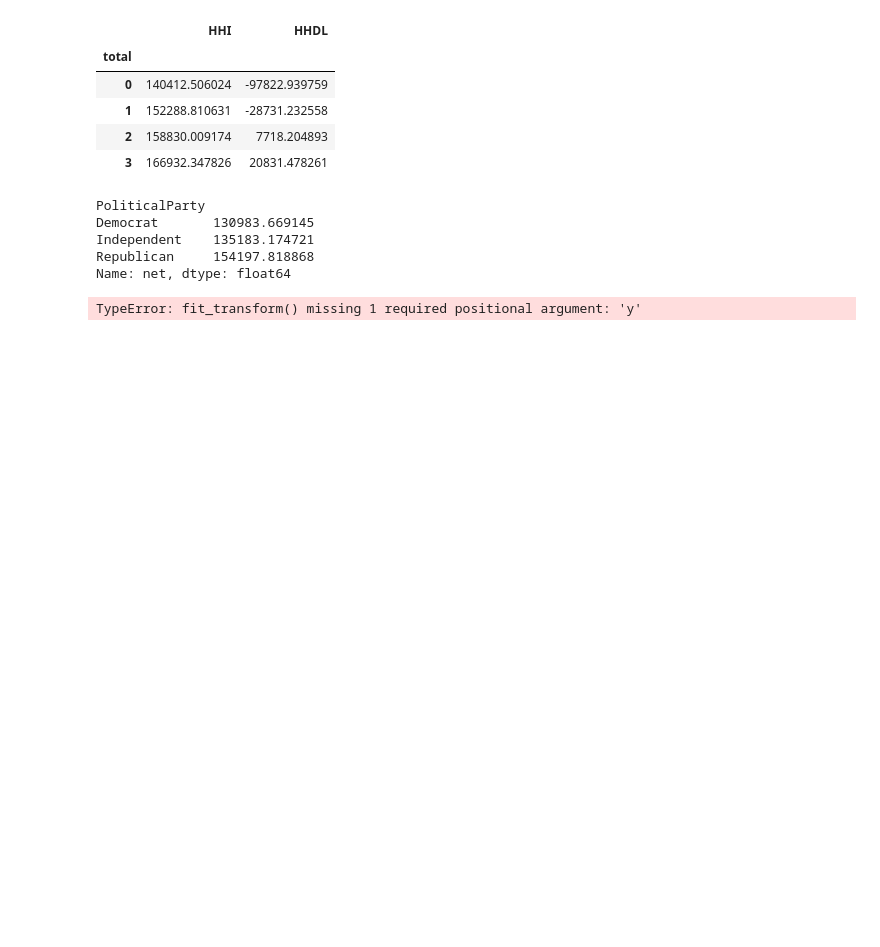
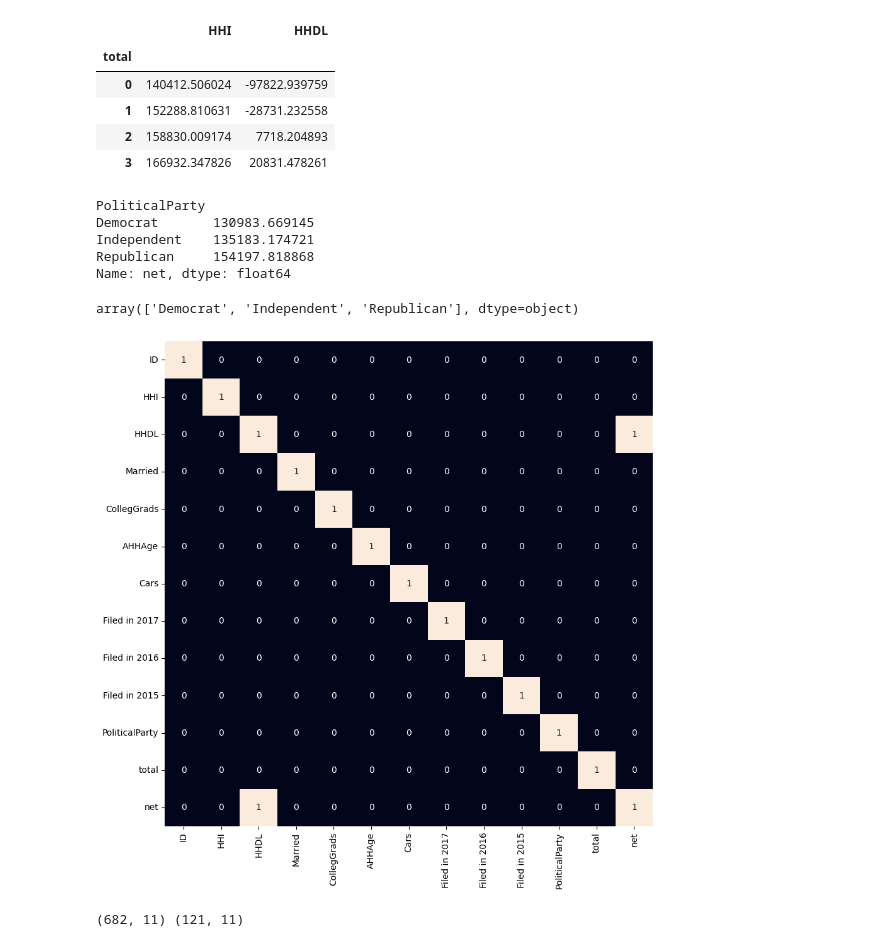
Before and after one commit to kundank191/Hacktoberfest22, a Jupyter notebook: Overall ML/ML.ipynb, the cells around one changed output. Cells and saved outputs as stored; diff of their text form; code cells hidden in the pictures; blank space fills up the shorter version.

```diff
--- a/Overall ML/ML.ipynb
+++ b/Overall ML/ML.ipynb
@@ -129,9 +129,30 @@ Independent    135183.174721
 Republican     154197.818868
 Name: net, dtype: float64
 # %%
-le = LabelEncoder
+le = LabelEncoder()
 df['PoliticalParty'] = le.fit_transform(df['PoliticalParty'])
 labels = le.classes_
 labels
 # %% [output]
-TypeError: fit_transform() missing 1 required positional argument: 'y'
+array(['Democrat', 'Independent', 'Republican'], dtype=object)
+# %%
+plt.figure(figsize=(10,10))
+sb.heatmap(df.corr() > 0.75, annot=True, cbar=False)
+plt.show()
+# %% [output]
+[figure, added]
+# %%
+features = df.drop(['ID', 'PoliticalParty'], axis=1)
+target = df['PoliticalParty']
+
+# Split to evaluate the performance of the model.
+X_train, X_val, Y_train, Y_val = train_test_split(features, target, test_size = 0.15, random_state=10)
+print(X_train.shape, X_val.shape)
+
+
+# Normalizing the data before training a model by using on it.
+scaler = StandardScaler()
+X_train = scaler.fit_transform(X_train)
+X_val = scaler.transform(X_val)
+# %% [output]
+(682, 11) (121, 11)
```
Also changed, not shown: parts of 7 cells of this notebook, 1 other file.
